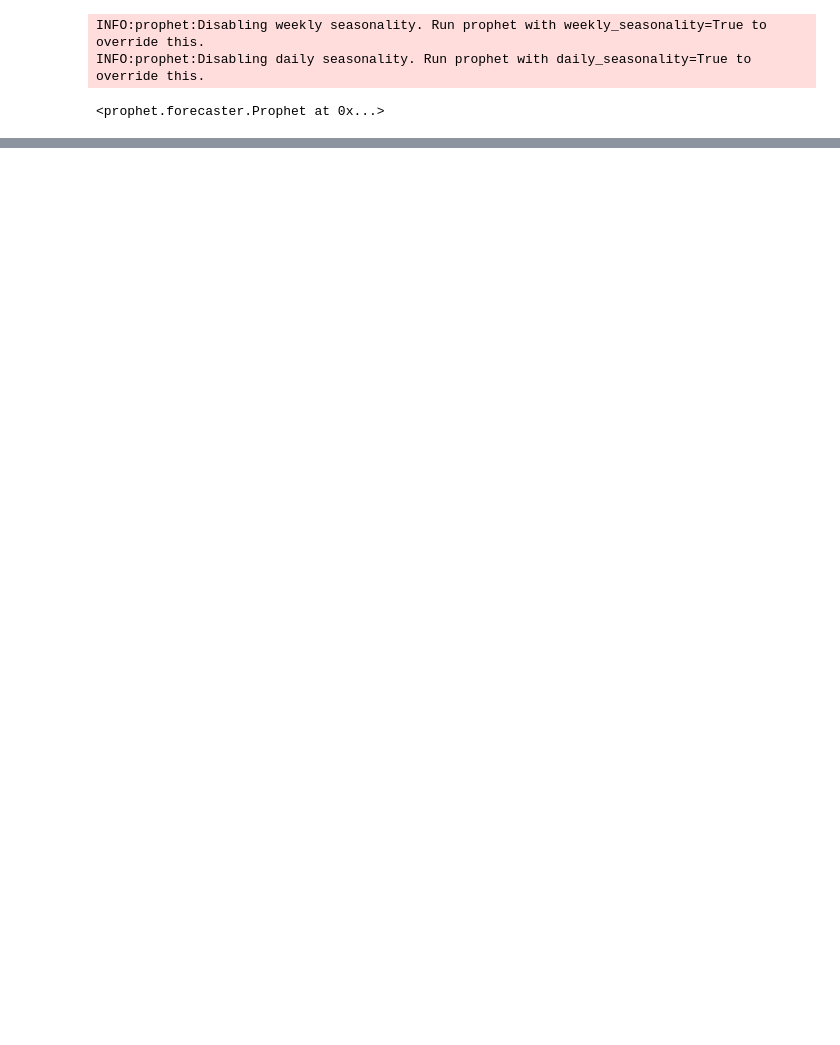
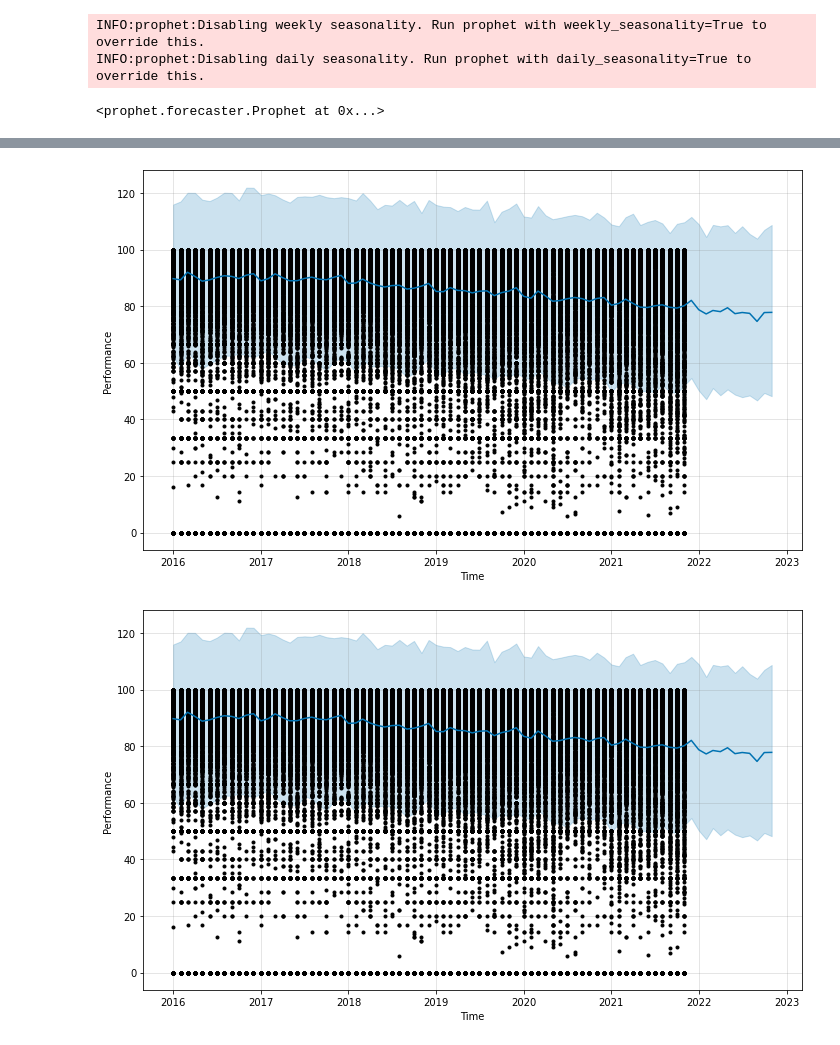
Before and after one commit to kanyakornvee/CWT, a Jupyter notebook: Python.ipynb, the cells around one changed output, grey strips where cells are left out. Saved outputs shown, nothing was run; the diff lists cells and outputs as text; code cells hidden in the pictures; blank space fills up the shorter version.

```diff
--- a/Python.ipynb
+++ b/Python.ipynb
@@ -91,0 +102,7 @@ future.tail()
+# %%
+forecast_m = m.predict(future)
+m.plot(forecast_m,xlabel='Time',
+       ylabel='Performance')
+# %% [output]
+[figure, added]
+[figure, added]
```
Also changed, not shown: parts of 5 cells of this notebook.
